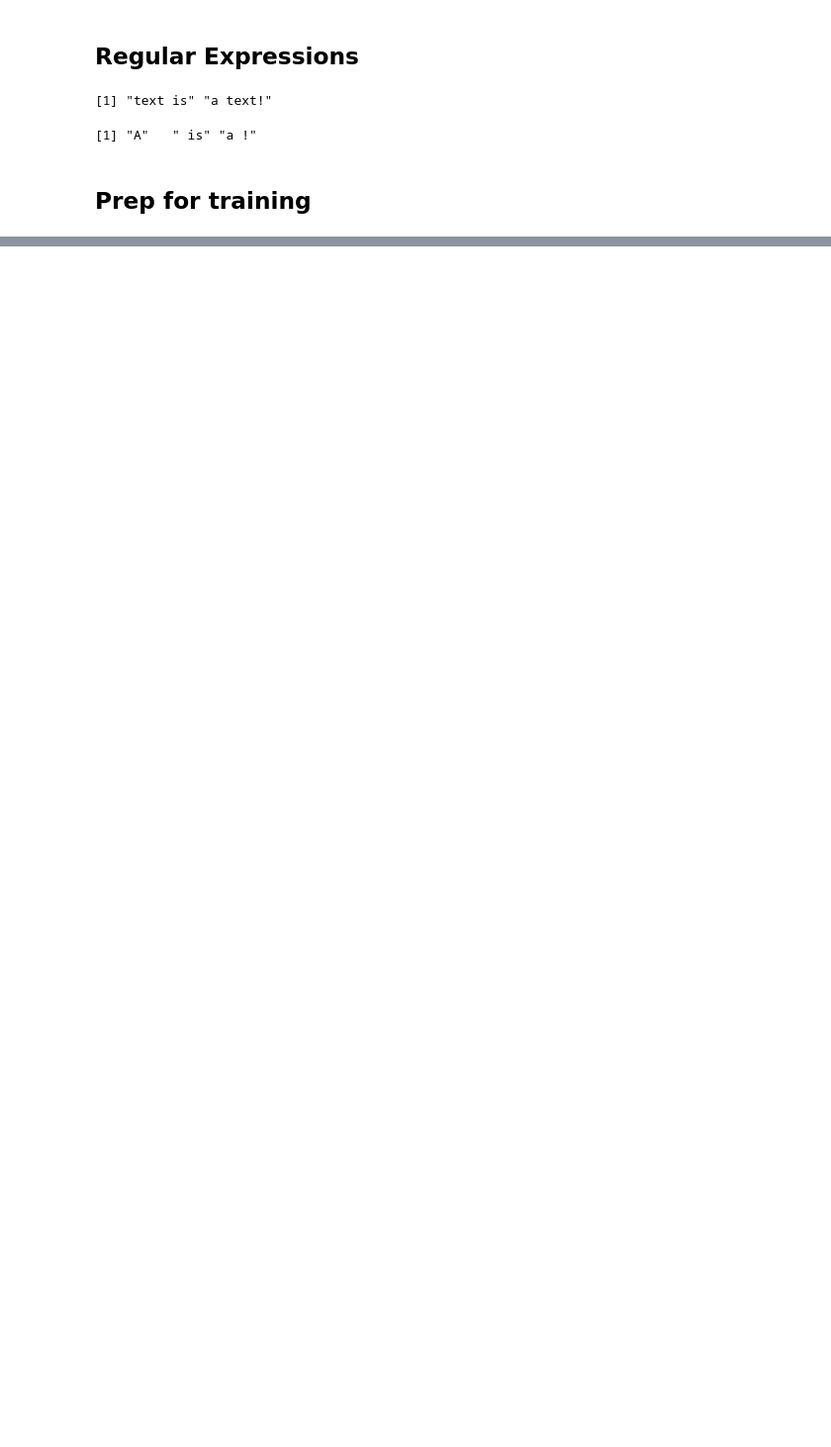
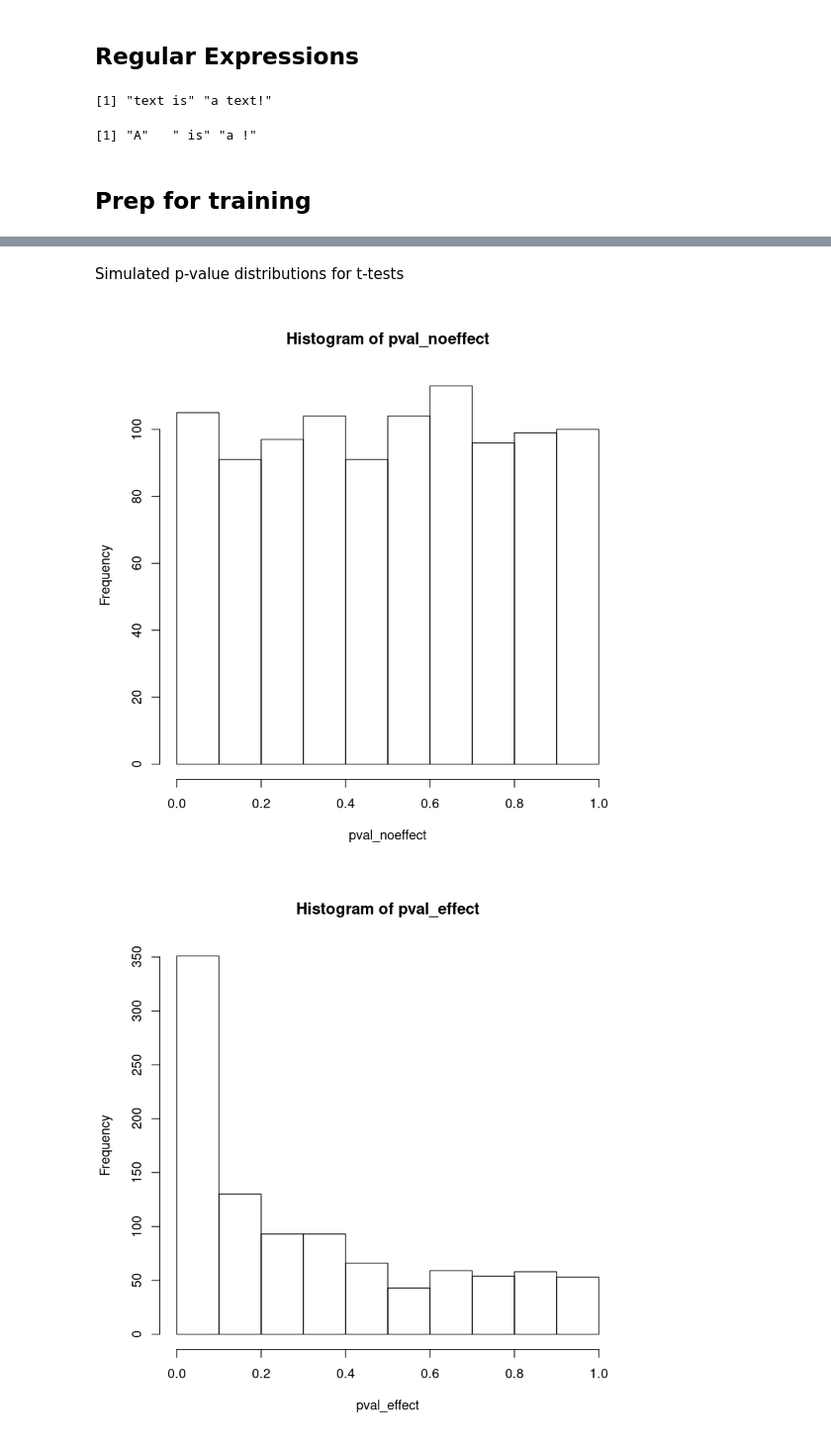
Before and after one commit to elg34/QuickReferences, a Jupyter notebook: R_cookbook.ipynb, the cells around one changed output, grey strips where cells are left out. Shown at 99% size. Cells and saved outputs as stored; diff of their text form; code cells hidden in the pictures; blank space fills up the shorter version.

```diff
--- a/R_cookbook.ipynb
+++ b/R_cookbook.ipynb
@@ -148,0 +176,19 @@ Number of Fisher Scoring iterations: 4
+# %%
+# introduce an effect into simulated data
+data$dv[data$cond1==1]<-data$dv[df$cond1==1]+0.5
+
+# assumption of normality (if not determined visually)
+shapiro.test(data$dv[data$cond1==1])
+shapiro.test(data$dv[data$cond1==2])
+
+# assumption of equal variances
+var.test(data$dv~data$cond1)
+
+# parametric
+t.test(data$dv~data$cond1,var.equal = TRUE) # alternative: t.test(data$dv[data$cond1==1],data$dv[data$cond1==2])
+# for one sided tests: alternative = c("two.sided", "less", "greater")
+# for one sample tests: mu = 0
+# for welch test when vars unequal: var.equal = FALSE
+
+# non-parametric
+wilcox.test(data$dv~data$cond1)
@@ -148,0 +267,33 @@ Number of Fisher Scoring iterations: 4
+# %% [markdown]
+Simulated p-value distributions for t-tests
+# %%
+# adjust
+nppt<-100
+data <- data.frame(
+    dv=rnorm(nppt,0,1), # continuous dv
+    subj=factor(seq(1,nppt)), # subj
+    cond1= factor(rep(c(1,2),nppt/2)), # grouping variable 1
+    cond2= factor(rep(c(1,2,3,4,5),(nppt/5))), # grouping variable 1
+    cont1=rnorm(nppt,2,1), # continuous iv1
+    cont2=rnorm(nppt,3,2) # continuous iv2
+)
+
+# quick resampling of the dv (no relationship with iv)
+pval_noeffect<-NULL
+for(i in 1:1000){
+    data$dv <- rnorm(nppt,0,1) # continuous dv
+    pval_noeffect<-c(pval_noeffect,t.test(data$dv[data$cond1==1],data$dv[data$cond1==2])$p.value)
+}
+hist(pval_noeffect)
+
+# quick resampling of the dv (relationship with iv)
+pval_effect<-NULL
+for(i in 1:1000){
+    data$dv[data$cond1==1] <- rnorm(length(data$dv[data$cond1==1]),0,4) # continuous dv
+    data$dv[data$cond1==2] <- rnorm(length(data$dv[data$cond1==2]),1,4) # continuous dv
+    pval_effect<-c(pval_effect,t.test(data$dv[data$cond1==1],data$dv[data$cond1==2])$p.value)
+}
+hist(pval_effect)
+# %% [output]
+[figure, added]
+[figure, added]
```
Also changed, not shown: parts of 18 cells of this notebook, 1 other file.
